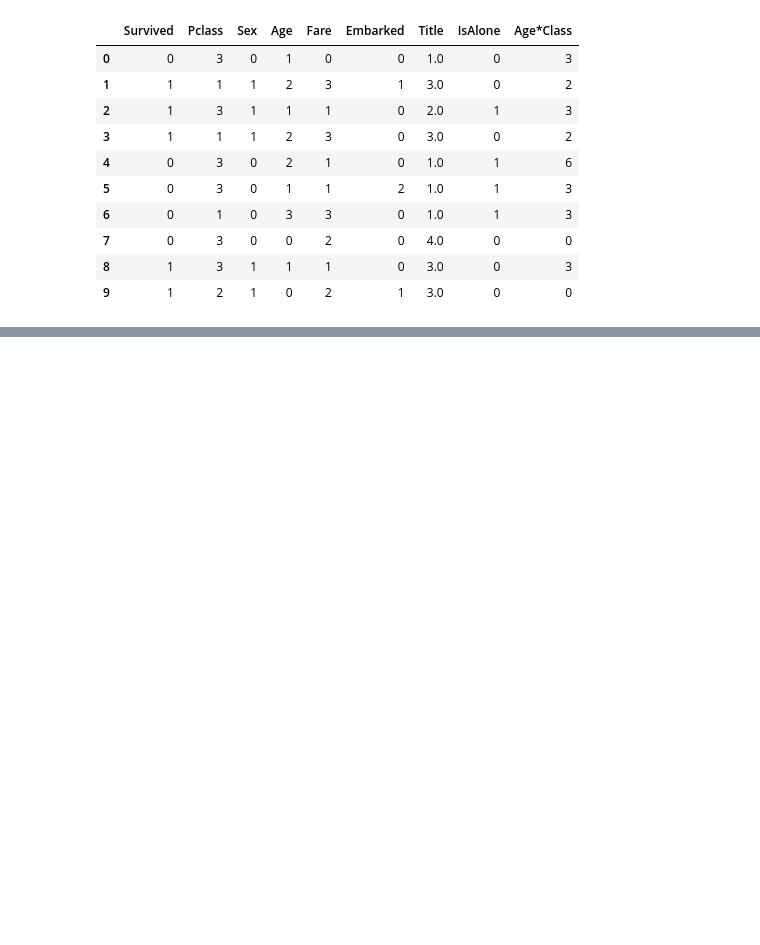
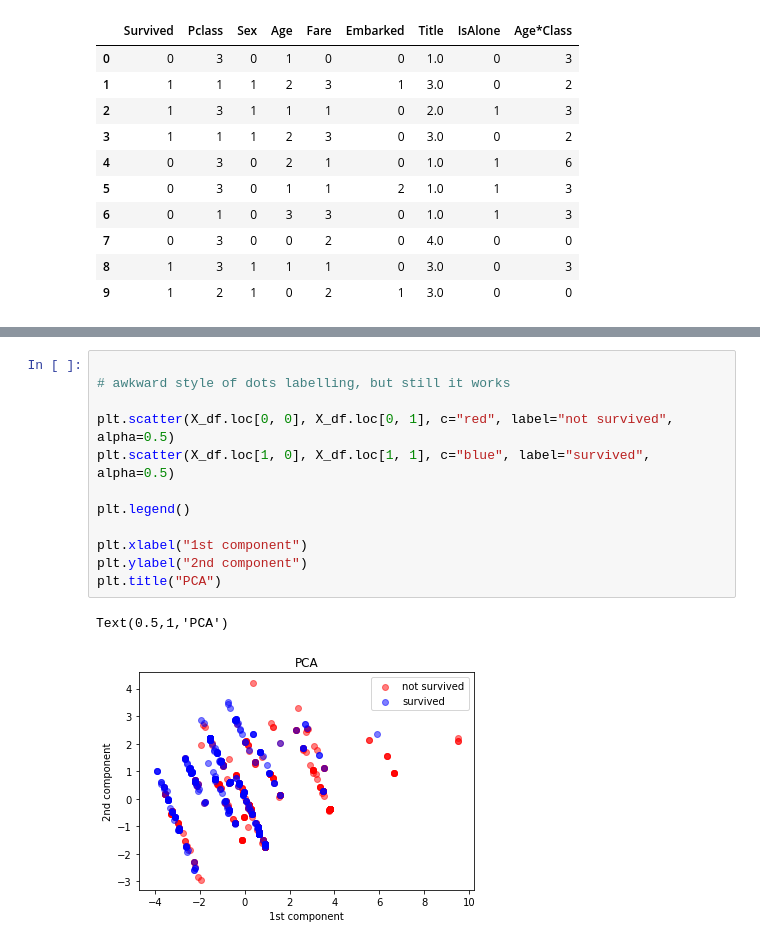
Before and after one commit to babinyurii/study-bench, a Jupyter notebook: titanic/titanic_data_analysis_case_study.ipynb, the cells around one changed output, grey strips where cells are left out. Cells and saved outputs as stored; diff of their text form; blank space fills up the shorter version.

```diff
--- a/titanic/titanic_data_analysis_case_study.ipynb
+++ b/titanic/titanic_data_analysis_case_study.ipynb
@@ -844,0 +1144,15 @@ test_df.head(10)
+# %%
+
+# awkward style of dots labelling, but still it works
+
+plt.scatter(X_df.loc[0, 0], X_df.loc[0, 1], c="red", label="not survived", alpha=0.5)
+plt.scatter(X_df.loc[1, 0], X_df.loc[1, 1], c="blue", label="survived", alpha=0.5)
+
+plt.legend()
+
+plt.xlabel("1st component")
+plt.ylabel("2nd component")
+plt.title("PCA")
+# %% [output]
+Text(0.5,1,'PCA')
+[figure, added]
```
Also changed, not shown: parts of 56 cells of this notebook.
